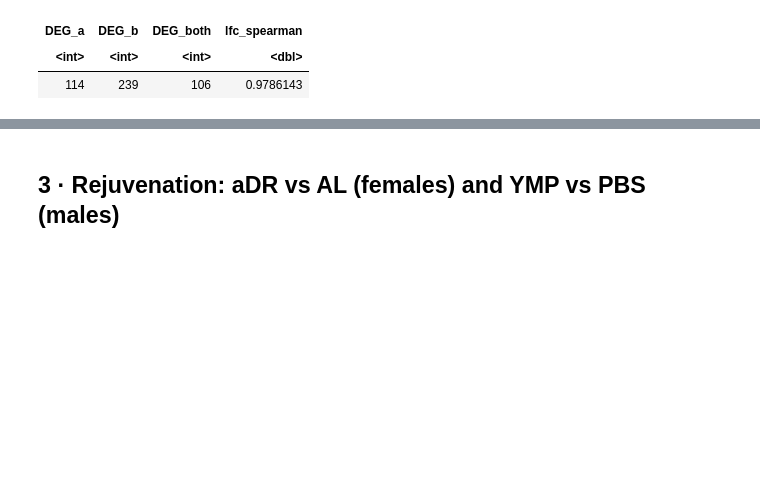
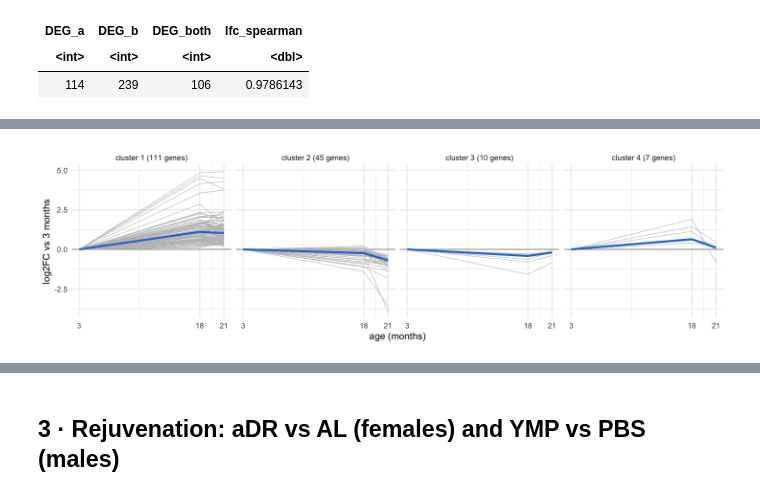
Before and after one commit to Jeffateth/RNAseq_aging, a Jupyter notebook: notebooks/03_differential_expression.ipynb, the cells around one changed output, grey strips where cells are left out. Saved outputs shown, nothing was run; the diff lists cells and outputs as text; code cells hidden in the pictures; blank space fills up the shorter version.

```diff
--- a/notebooks/03_differential_expression.ipynb
+++ b/notebooks/03_differential_expression.ipynb
@@ -110,0 +124,5 @@ A tibble: 1 × 4
+# %%
+# one row per aging DEG: cluster and log2FC at 18 and 21 months; per cluster: size, median log2FC, the 5 genes with the largest change at 21 months
+pat <- deg_patterns(age, k = 4)
+pat %>% group_by(cluster) %>% summarise(genes = n(), median_lfc_18v3 = round(median(lfc_18v3), 2), median_lfc_21v3 = round(median(lfc_21v3), 2),
+  examples = paste(head(symbol[order(-abs(lfc_21v3))], 5), collapse = ', '))
@@ -110,0 +137,5 @@ A tibble: 1 × 4
+# %%
+options(repr.plot.width = 12, repr.plot.height = 3.5)
+deg_pattern_plot(pat)
+# %% [output]
+[figure, added]
```
Also changed, not shown: parts of 18 cells of this notebook, 9 other files.
